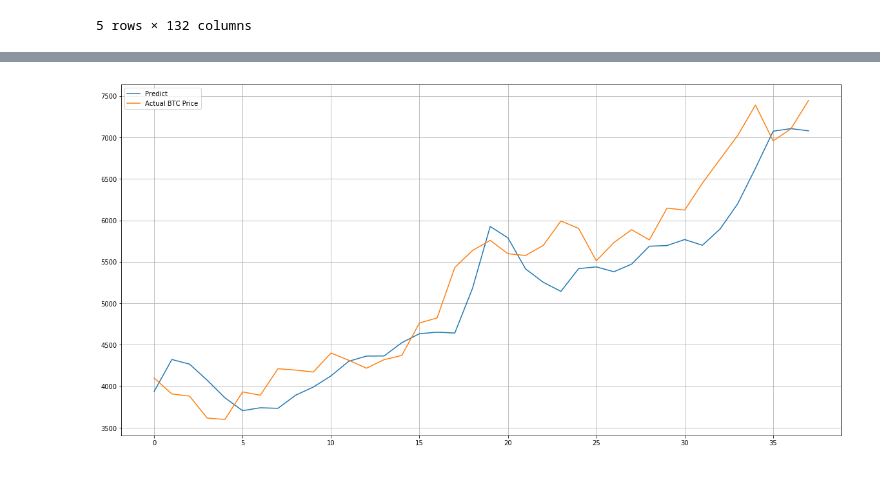
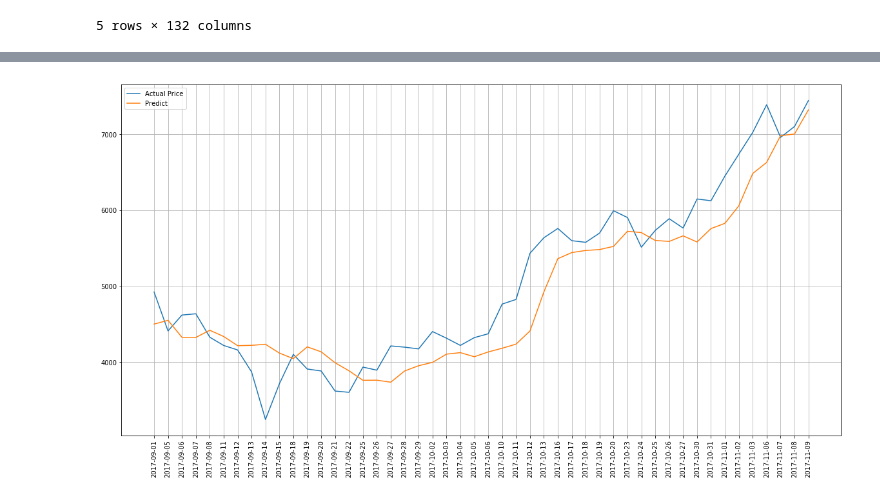
Before and after one commit to flyakite/bloomberg-predict-btc, a Jupyter notebook: Bloomberg.ipynb, the cells around one changed output, grey strips where cells are left out. Saved outputs shown, nothing was run; the diff lists cells and outputs as text; code cells hidden in the pictures.

Commit message:
update variables and predict chart

```diff
--- a/Bloomberg.ipynb
+++ b/Bloomberg.ipynb
@@ -22,9 +22,10 @@ Our team want to use data from 2017/09/01 to 2017/11/09 as testing data.
 # %%
 import glob
 files = glob.glob("data/*.csv")
+print(files)
 flie_list = []
 for f in files:
-    _df = pd.read_csv(f, index_col=None, header=0)
+    _df = pd.read_csv(f, header=0)
     flie_list.append(_df[['Open','Volume']])
 df = pd.concat(flie_list, axis=1, sort=False)
 index_names = ['BTC','BTC_V','BTCS','BTCS_V','NASDAQ','NASDAQ_V','OIL','OIL_V','GOLD','GOLD_V','BLK','BLK_V']
@@ -126,18 +129,0 @@ Epoch 200/200
-# %%
-# predict
-y_pred = model.predict(test_X)
-# mse
-print("Prediction MSE: {}".format(mean_squared_error(test_y, y_pred)))
-orig_shape_test_X = test_X.reshape((test_X.shape[0], number_of_steps*number_of_features))
-# print(pd.DataFrame(orig_test_X[:, -(number_of_columns-1):]).head())
-orig_shape_test_y = test_y.reshape((len(test_y), 1))
-def inverse_scale(y):
-    y = np.concatenate((y, orig_shape_test_X[:, -(number_of_features-1):]), axis=1)
-    y = scaler.inverse_transform(y)
-    return y[:,0]
-iy = inverse_scale(orig_shape_test_y)
-# inverse scale for prediction values
-iy_pred = inverse_scale(y_pred)
-# invert scaling for actual
-# calculate RMSE
-print("Original Price Prediction MSE: {}".format(mean_squared_error(iy, iy_pred)))
@@ -167,0 +130,5 @@ pred
+# %%
+# predict
+y_pred = model.predict(step_test_X)
+# mean absolute error
+print("Prediction MAE: {}".format(mean_absolute_error(test_y, y_pred)))
@@ -167,0 +137,14 @@ pred
+# %%
+# compare with original price
+btc_df = pd.read_csv('data/B.csv', usecols=['Date', 'Open'])
+pred_df = pd.DataFrame(btc_df.values[number_training_rows:,:])
+pred_df.columns = ['Date', 'Actual Price']
+def inverse_scale(y):
+    y = np.concatenate((y, test_X[:, -(number_of_features-1):]), axis=1)
+    y = scaler.inverse_transform(y)
+    return y[:,0]
+# inverse back to original prices
+iy_pred = inverse_scale(y_pred)
+# invert scaling for actual
+pred_df['Predict'] = iy_pred
+pred_df
@@ -168,8 +169,7 @@ pred
 # %%
-import matplotlib.pyplot as plt
-# df.plot(y=['BTC'])
-pred.plot(y=["Predict", "Actual BTC Price"], figsize=(20,10), grid=True)
+ax = pred_df.plot(xticks=pred_df.index, y=['Actual Price', 'Predict'], figsize=(20,10), grid=True)
+ax.set_xticklabels(pred_df.Date, rotation=90)
 plt.legend(loc='upper left')
 plt.show()
 # %% [output]
-[figure, old version]
+[figure, new version]
```
Also changed, not shown: parts of 8 cells of this notebook.
